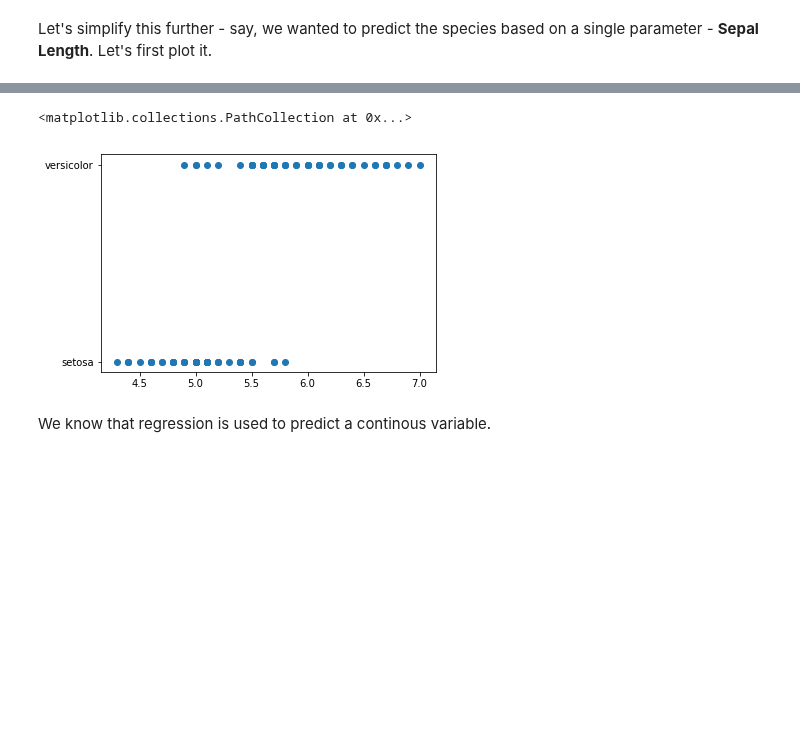
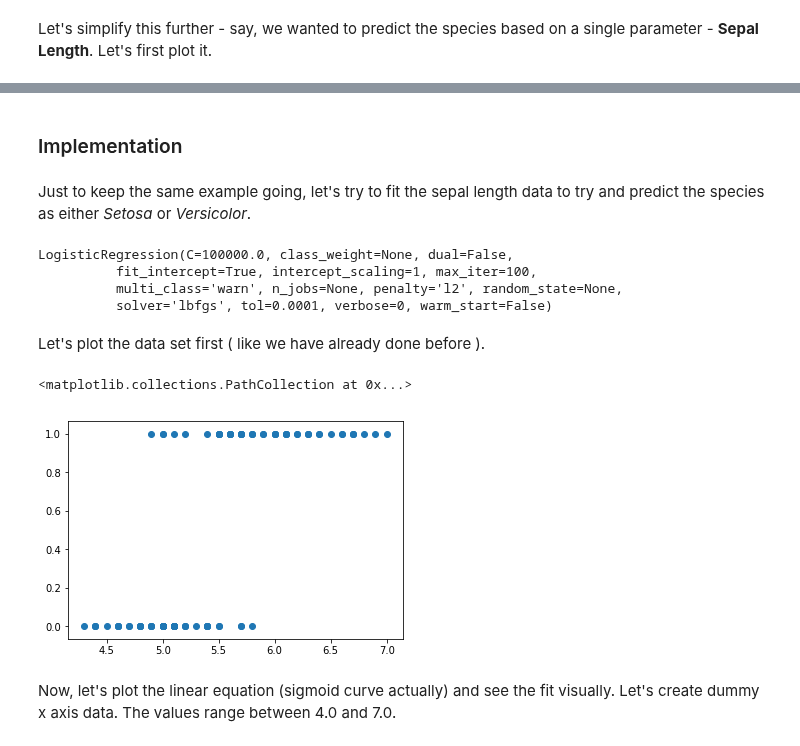
Before and after one commit to hotcode002/Machine-Learning-with-Python, a Jupyter notebook: week_3_ml_algorithms/day_11/notebooks/logistic_regression.ipynb, the cells around one changed output, grey strips where cells are left out. Cells and saved outputs as stored; diff of their text form; code cells hidden in the pictures; blank space fills up the shorter version.

Commit message:
logistic regression

```diff
--- a/week_3_ml_algorithms/day_11/notebooks/logistic_regression.ipynb
+++ b/week_3_ml_algorithms/day_11/notebooks/logistic_regression.ipynb
@@ -33,0 +21,6 @@ iris.head()
+# %%
+from sklearn import datasets
+
+iris = datasets.load_iris()
+
+iris_data = iris.data
@@ -33,0 +37,3 @@ iris.head()
+# %%
+iris_target = iris.target
+iris_target
@@ -38,3 +55,6 @@ iris_small = iris.iloc[0:100,:]
+# %%
+iris_data   = iris_data[0:100]
+iris_target = iris_target[0:100]
 # %%
 import matplotlib.pyplot as plt
 %matplotlib inline
@@ -75,7 +149,24 @@ iris_sepal_length
+# %% [markdown]
+### Implementation
+# %% [markdown]
+Just to keep the same example going, let's try to fit the sepal length data to try and predict the species as either _Setosa_ or _Versicolor_.
+# %%
+from sklearn import linear_model
+from scipy.special import expit
+
+model = linear_model.LogisticRegression(C=1e5, solver='lbfgs')
+model.fit(iris_data[:,0].reshape(-1,1), iris_target)
+# %% [output]
+LogisticRegression(C=100000.0, class_weight=None, dual=False,
+          fit_intercept=True, intercept_scaling=1, max_iter=100,
+          multi_class='warn', n_jobs=None, penalty='l2', random_state=None,
+          solver='lbfgs', tol=0.0001, verbose=0, warm_start=False)
+# %% [markdown]
+Let's plot the data set first ( like we have already done before ).
 # %%
-plt.scatter(iris_sepal_length.iloc[:,0], iris_sepal_length.iloc[:,1])
+plt.scatter(iris_data[:,0],iris_target)
 # %% [output]
 <matplotlib.collections.PathCollection at 0x...>
-[figure, old version]
+[figure, new version]
-# %% [markdown]
-We know that regression is used to predict a continous variable.
+# %% [markdown]
+Now, let's plot the linear equation (sigmoid curve actually) and see the fit visually. Let's create dummy x axis data. The values range between 4.0 and 7.0.
```
Also changed, not shown: parts of 53 cells of this notebook, 5 other files.
